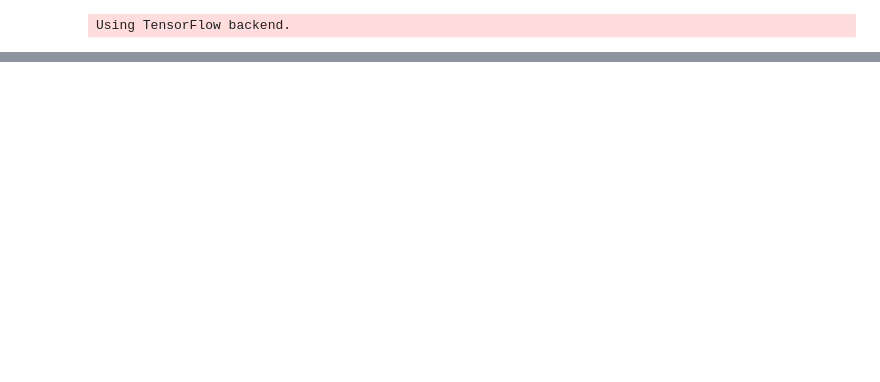
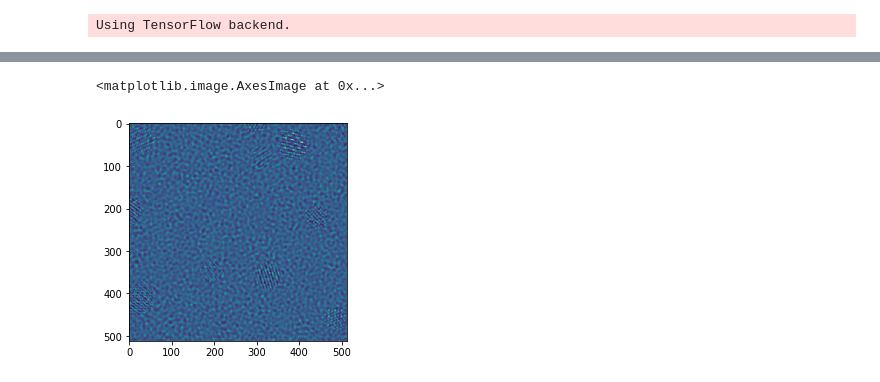
Before and after one commit to sbarton272/particleRecognition, a Jupyter notebook: classfier_builds/CNN_build_4.ipynb, the cells around one changed output, grey strips where cells are left out. Cells and saved outputs as stored; diff of their text form; code cells hidden in the pictures; blank space fills up the shorter version.

```diff
--- a/classfier_builds/CNN_build_4.ipynb
+++ b/classfier_builds/CNN_build_4.ipynb
@@ -29,0 +60,5 @@ ModuleNotFoundError: No module named 'timage_v3'
+# %%
+plt.imshow(trainX[0][:,:,0])
+# %% [output]
+<matplotlib.image.AxesImage at 0x...>
+[figure, added]
```
Also changed, not shown: parts of 12 cells of this notebook, 6 other files.
